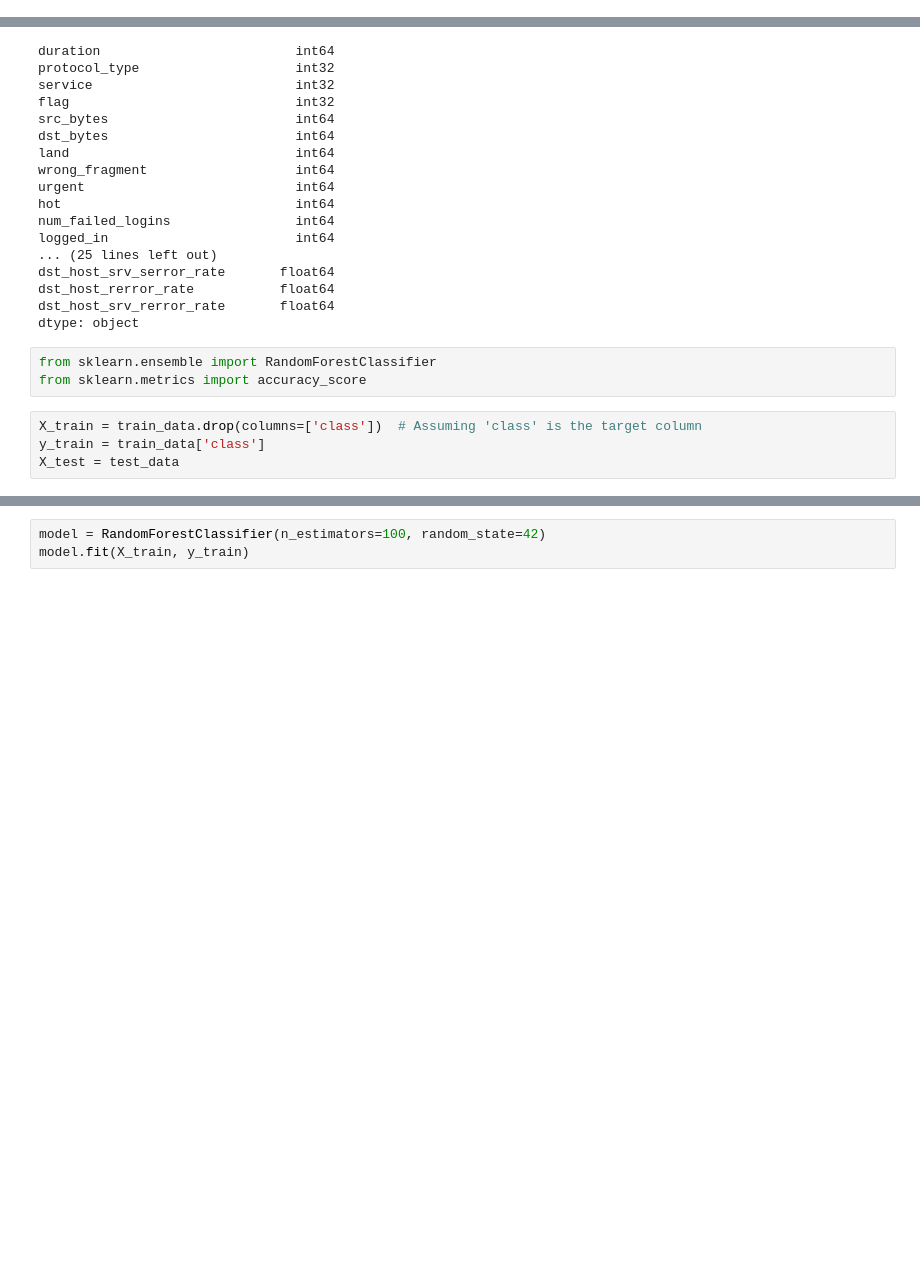
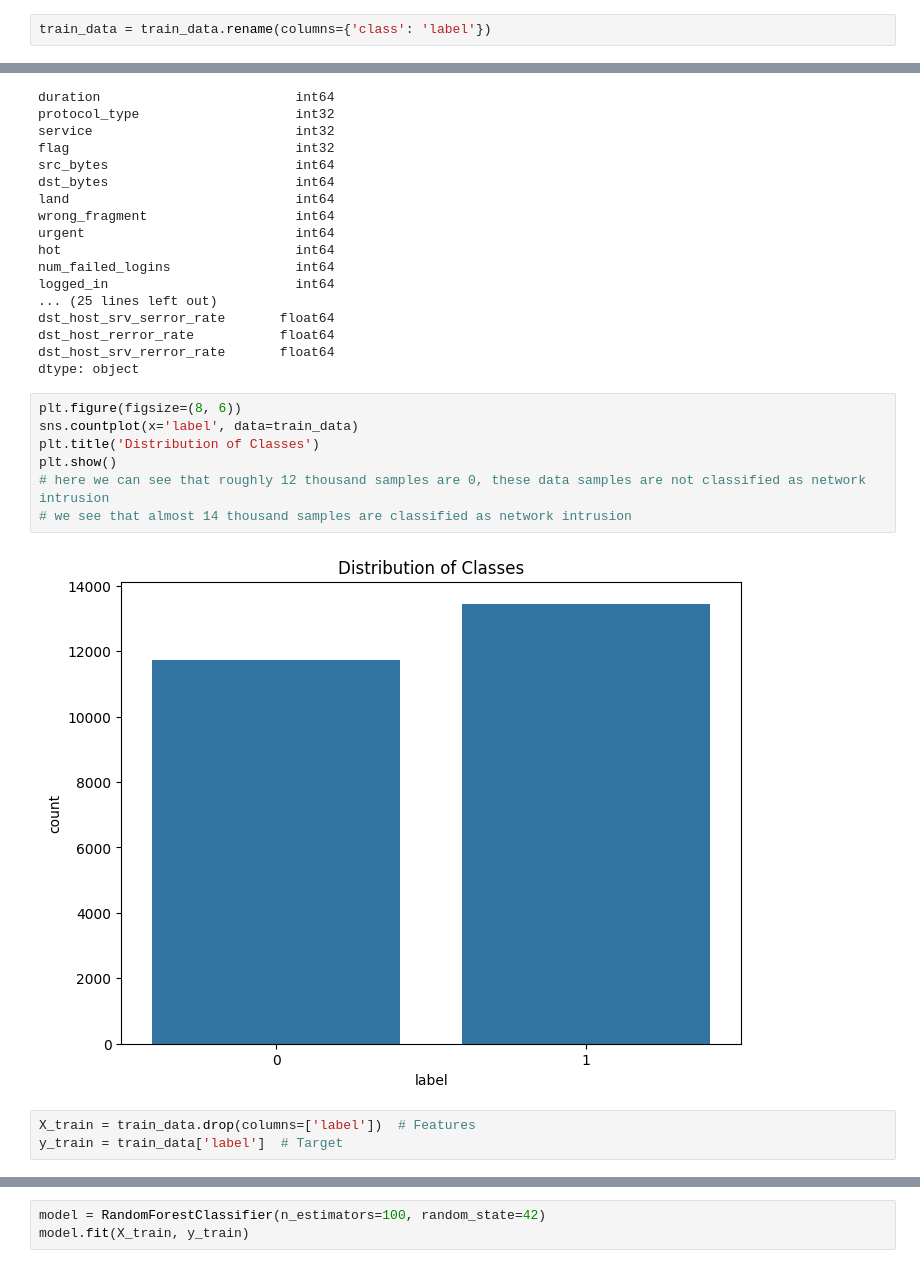
Before and after one commit to Subhan002/NI-ML, a Jupyter notebook: NI-ML.ipynb, the cells around one changed output, grey strips where cells are left out. Cells and saved outputs as stored; diff of their text form; blank space fills up the shorter version.

```diff
--- a/NI-ML.ipynb
+++ b/NI-ML.ipynb
@@ -59,6 +61,8 @@ dst_host_rerror_rate           float64
 dst_host_srv_rerror_rate       float64
 class                           object
 dtype: object
+# %%
+train_data = train_data.rename(columns={'class': 'label'})
 # %%
 test_data.dtypes
 # %% [output]
@@ -79,10 +83,15 @@ dst_host_srv_serror_rate       float64
 dst_host_rerror_rate           float64
 dst_host_srv_rerror_rate       float64
 dtype: object
-# %%
-from sklearn.ensemble import RandomForestClassifier
-from sklearn.metrics import accuracy_score
+# %%
+plt.figure(figsize=(8, 6))
+sns.countplot(x='label', data=train_data)
+plt.title('Distribution of Classes')
+plt.show()
+# here we can see that roughly 12 thousand samples are 0, these data samples are not classified as network intrusion
+# we see that almost 14 thousand samples are classified as network intrusion
+# %% [output]
+[figure, added]
 # %%
-X_train = train_data.drop(columns=['class'])  # Assuming 'class' is the target column
-y_train = train_data['class']
-X_test = test_data
+X_train = train_data.drop(columns=['label'])  # Features
+y_train = train_data['label']  # Target
```
Also changed, not shown: parts of 12 cells of this notebook.
